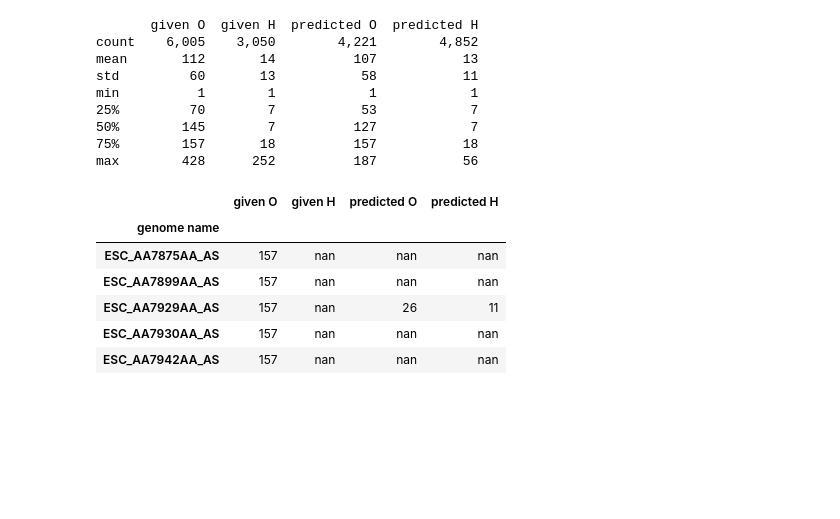
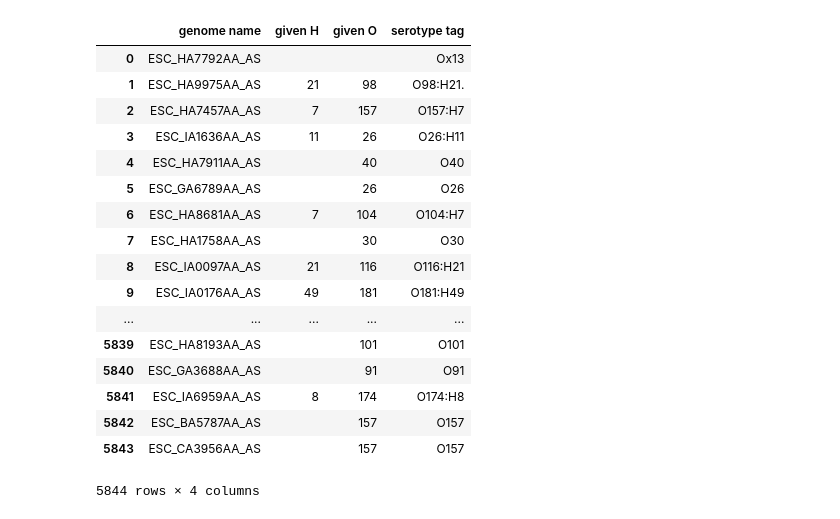
Before and after one commit to phac-nml/ecoli_serotyping, a Jupyter notebook: serotype_prediction.ipynb, the cells around one changed output. Drawn from its saved outputs; the diff is of its cells as text; code cells hidden in the pictures; blank space fills up the shorter version.

```diff
--- a/serotype_prediction.ipynb
+++ b/serotype_prediction.ipynb
@@ -41,60 +34,53 @@ for genome_name in genome_names:
     file = os.path.join(genome_dir, genome_name)
     genome_files.append(file)
 
 # Create serotype dataframe
 from Bio import SeqIO
 import re
 serotype_data = []
 for genome_file in genome_files:
     records = SeqIO.parse(genome_file, "fasta")
     for record in records:
         name = record.description
         genome_name = name.split('|')[0]
         serotype_tag = name.split('|')[1]
         serotypes = {'O': '','H': ''}
         for key in ['O','H']:
             regex = re.compile("(?<!(Non-))("+key+"\d{1,3})(?!\d)")
             results = regex.findall(serotype_tag)
             results_len = len(results)
             if results_len > 0:
                 serotypes[key] = results[0][1][1:]
-        dict = {
+        entry = {
             'genome name': genome_name,
             'given O': serotypes['O'],
             'given H': serotypes['H'],
             'serotype tag': serotype_tag
         }
+        serotype_data.append(entry)
         if serotypes['O'] == '' and serotypes['H'] =='':
             pass
             # print(name)
         break
-    serotype_data.append(dict)
 df2 = pd.DataFrame(serotype_data)
-df2.index = df2['genome name']
-df2 = df2[['given O', 'given H']]
-df2.describe()
+serotype_df = df2[['genome name', 'given H', 'given O', 'serotype tag']].copy()
+serotype_df
+# %% [output]
+|  | genome name | given H | given O | serotype tag |
+| 0 | ESC_HA7792AA_AS |  |  | Ox13 |
+| 1 | ESC_HA9975AA_AS | 21 | 98 | O98:H21. |
+| 2 | ESC_HA7457AA_AS | 7 | 157 | O157:H7 |
+| 3 | ESC_IA1636AA_AS | 11 | 26 | O26:H11 |
+| 4 | ESC_HA7911AA_AS |  | 40 | O40 |
+| 5 | ESC_GA6789AA_AS |  | 26 | O26 |
+| 6 | ESC_HA8681AA_AS | 7 | 104 | O104:H7 |
+| 7 | ESC_HA1758AA_AS |  | 30 | O30 |
+| 8 | ESC_IA0097AA_AS | 21 | 116 | O116:H21 |
+| 9 | ESC_IA0176AA_AS | 49 | 181 | O181:H49 |
+| ... | ... | ... | ... | ... |
+| 5839 | ESC_HA8193AA_AS |  | 101 | O101 |
+| 5840 | ESC_GA3688AA_AS |  | 91 | O91 |
+| 5841 | ESC_IA6959AA_AS | 8 | 174 | O174:H8 |
+| 5842 | ESC_BA5787AA_AS |  | 157 | O157 |
+| 5843 | ESC_CA3956AA_AS |  | 157 | O157 |
+5844 rows × 4 columns
-# %%
-# Merge two data frames
-df3 = pd.merge(df, df2, left_index=True, right_index=True, how='right')
-df3 = df3.apply(lambda x: pd.to_numeric(x, downcast='signed'))
-pd.options.display.float_format = '{:,.0f}'.format
-df3 = df3[['given O', 'given H', 'predicted O', 'predicted H']]
-print(df3.describe())
-df3.head()
-# %% [output]
-       given O  given H  predicted O  predicted H
-count    6,005    3,050        4,221        4,852
-mean       112       14          107           13
-std         60       13           58           11
-min          1        1            1            1
-25%         70        7           53            7
-50%        145        7          127            7
-75%        157       18          157           18
-max        428      252          187           56
-|  | given O | given H | predicted O | predicted H |
-| genome name |  |  |  |  |
-| ESC_AA7875AA_AS | 157 | nan | nan | nan |
-| ESC_AA7899AA_AS | 157 | nan | nan | nan |
-| ESC_AA7929AA_AS | 157 | nan | 26 | 11 |
-| ESC_AA7930AA_AS | 157 | nan | nan | nan |
-| ESC_AA7942AA_AS | 157 | nan | nan | nan |
```
Also changed, not shown: parts of 12 cells of this notebook, 3 other files.
